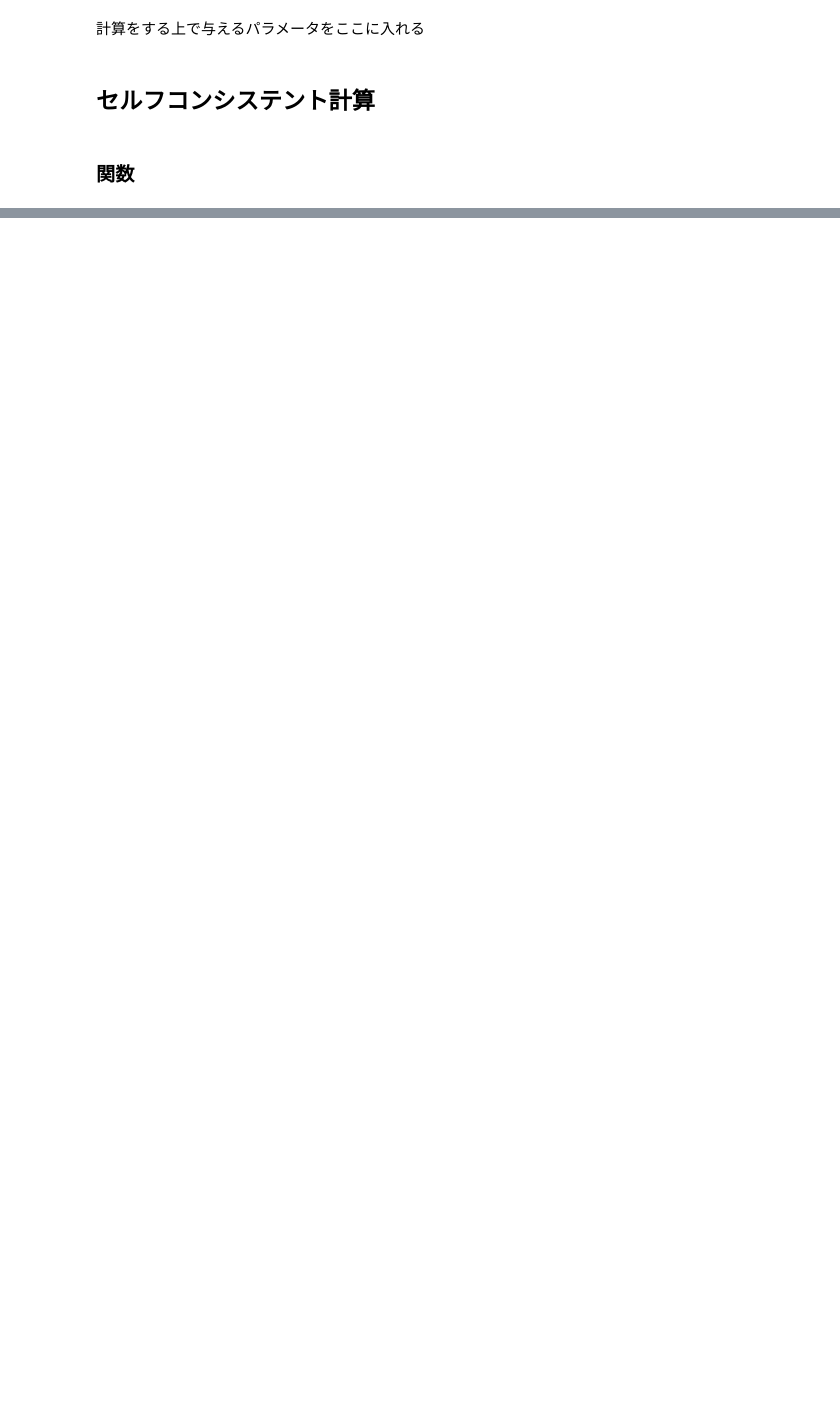
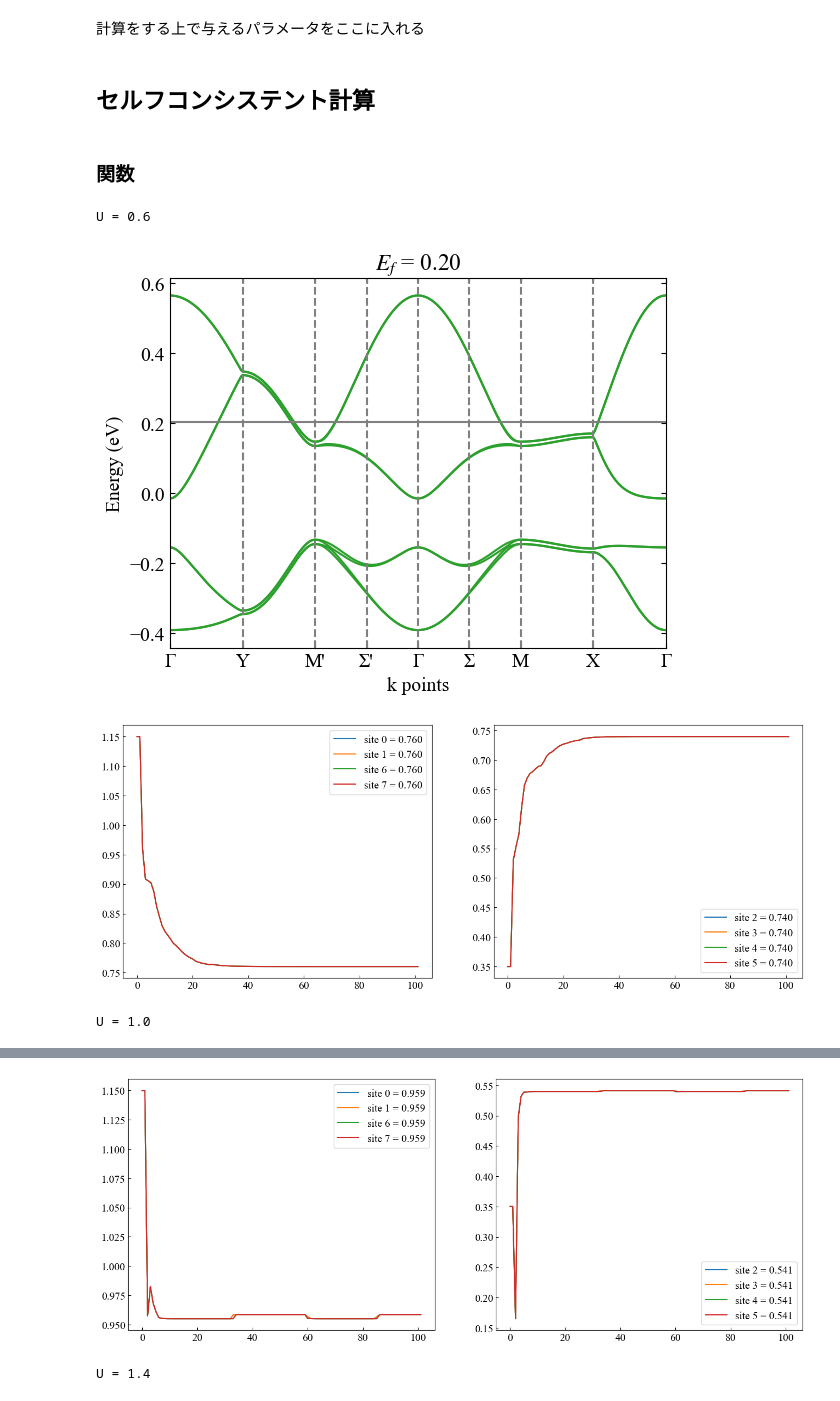
Before and after one commit to xiang-gong3944/----, a Jupyter notebook: 2024_09_25_AlterMagnet1/kappaET2_band_py.ipynb, the cells around one changed output, grey strips where cells are left out. Cells and saved outputs as stored; diff of their text form; code cells hidden in the pictures; blank space fills up the shorter version.

```diff
--- a/2024_09_25_AlterMagnet1/kappaET2_band_py.ipynb
+++ b/2024_09_25_AlterMagnet1/kappaET2_band_py.ipynb
@@ -492,0 +575,12 @@ def calc_delta(N_site):
+# %%
+for U in [0.6, 1.0, 1.4, 1.8, 2.2] :
+    model = SCF_loop()
+    model.calc(U=U, iteration=100)
+    print(f"U = {U}")
+    model.plot_band()
+    model.plot_Nsite()
+# %% [output]
+U = 0.6
+[figure, added]
+[figure, added]
+U = 1.0
@@ -492,0 +588,2 @@ def calc_delta(N_site):
+[figure, added]
+U = 1.4
```
Also changed, not shown: parts of 16 cells of this notebook, 7 other files.
